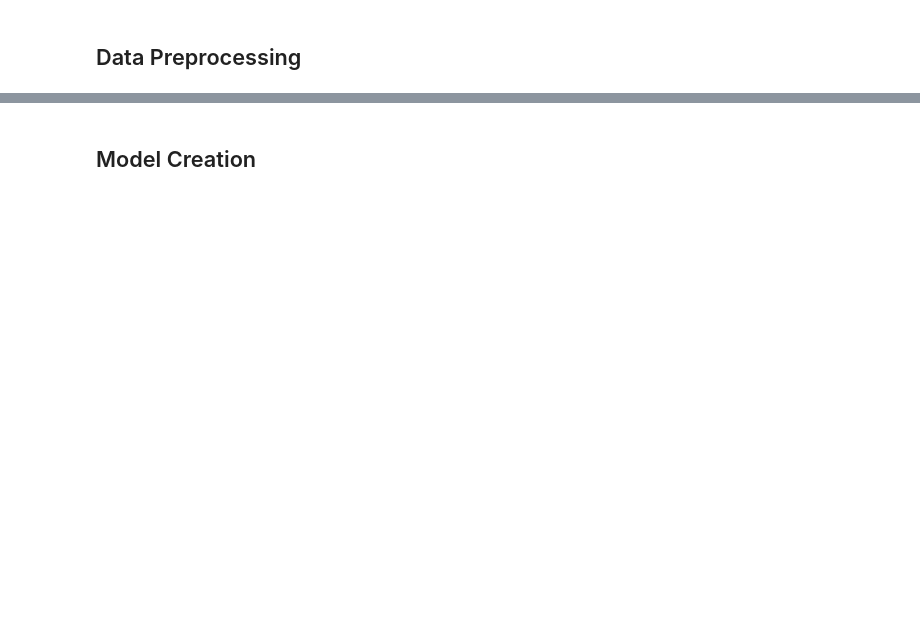
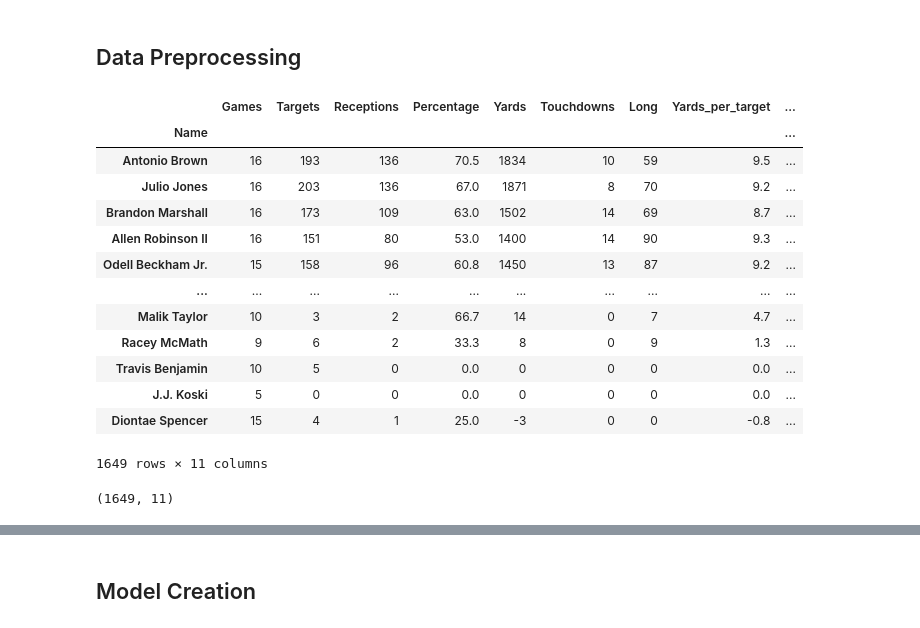
Before and after one commit to hugosp95/Project4_NFL_Data_Analytics, a Jupyter notebook: project_4.ipynb, the cells around one changed output, grey strips where cells are left out. Drawn from its saved outputs; the diff is of its cells as text; code cells hidden in the pictures; blank space fills up the shorter version.

Commit message:
changes to files and model

```diff
--- a/project_4.ipynb
+++ b/project_4.ipynb
@@ -92,5 +108,12 @@ season_2021_df.head()
 # %%
 # add column to each dataframe that contains the year of play
+season_2015_df['Year'] = '2015'
+season_2016_df['Year'] = '2016'
+season_2017_df['Year'] = '2017'
+season_2018_df['Year'] = '2018'
 season_2019_df['Year'] = '2019'
 season_2020_df['Year'] = '2020'
 season_2021_df['Year'] = '2021'
+# %%
+all_dfs = [season_2015_df, season_2016_df, season_2017_df, season_2018_df, season_2019_df, season_2020_df, season_2021_df]
+results = pd.concat(all_dfs)
@@ -246,0 +282,6 @@ pre_2019_df = pd.get_dummies(data=pre_2019_df, columns=['Team', 'Position'])
+# %%
+# drop unnecessary columns before fitting model
+results = results.drop(columns=['Team', 'Position', 'Year', 'Rushing_yards', 'Attempts', 'Average_rushing_yards', 'Rushing_touchdown', 'Fumbles', 'Lost_yards'])
+# %%
+# set name column as index
+results = results.set_index('Name')
@@ -247,8 +292,25 @@ pre_2019_df = pd.get_dummies(data=pre_2019_df, columns=['Team', 'Position'])
 # %%
 # view new df containing converted data
-pre_2019_df.head()
+results
+# %% [output]
+|  | Games | Targets | Receptions | Percentage | Yards | Touchdowns | Long | Yards_per_target | ... |
+| Name |  |  |  |  |  |  |  |  | ... |
+| Antonio Brown | 16 | 193 | 136 | 70.5 | 1834 | 10 | 59 | 9.5 | ... |
+| Julio Jones | 16 | 203 | 136 | 67.0 | 1871 | 8 | 70 | 9.2 | ... |
+| Brandon Marshall | 16 | 173 | 109 | 63.0 | 1502 | 14 | 69 | 8.7 | ... |
+| Allen Robinson II | 16 | 151 | 80 | 53.0 | 1400 | 14 | 90 | 9.3 | ... |
+| Odell Beckham Jr. | 15 | 158 | 96 | 60.8 | 1450 | 13 | 87 | 9.2 | ... |
+| ... | ... | ... | ... | ... | ... | ... | ... | ... | ... |
+| Malik Taylor | 10 | 3 | 2 | 66.7 | 14 | 0 | 7 | 4.7 | ... |
+| Racey McMath | 9 | 6 | 2 | 33.3 | 8 | 0 | 9 | 1.3 | ... |
+| Travis Benjamin | 10 | 5 | 0 | 0.0 | 0 | 0 | 0 | 0.0 | ... |
+| J.J. Koski | 5 | 0 | 0 | 0.0 | 0 | 0 | 0 | 0.0 | ... |
+| Diontae Spencer | 15 | 4 | 1 | 25.0 | -3 | 0 | 0 | -0.8 | ... |
+1649 rows × 11 columns
 # %%
-pre_2019_df.shape
+results.shape
+# %% [output]
+(1649, 11)
 # %%
 # y is the target and x is the features
 # for this case we're training on touchdown performance first
```
Also changed, not shown: parts of 26 cells of this notebook.
